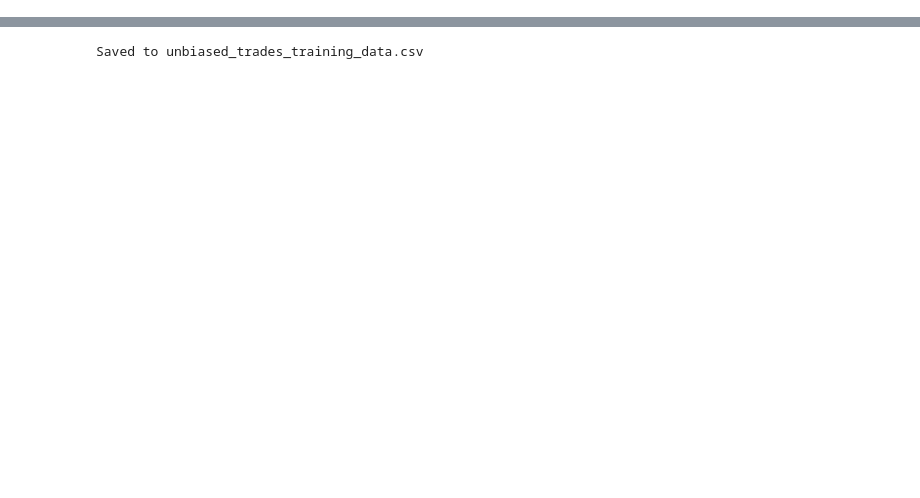
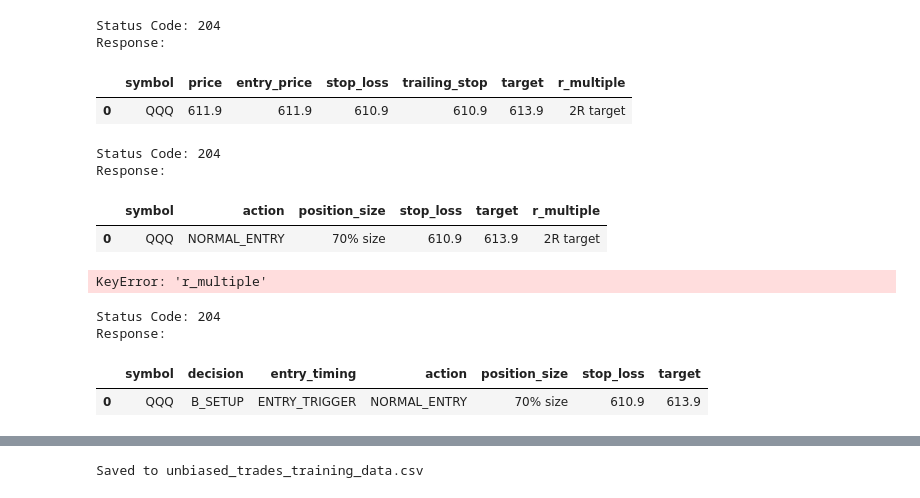
Before and after one commit to JORDANSPECTER/unbiased-trades-313-site, a Jupyter notebook: UnBiased_Trades_AI_Analyzer_v1.ipynb, the cells around one changed output, grey strips where cells are left out. Cells and saved outputs as stored; diff of their text form; code cells hidden in the pictures; blank space fills up the shorter version.

```diff
--- a/UnBiased_Trades_AI_Analyzer_v1.ipynb
+++ b/UnBiased_Trades_AI_Analyzer_v1.ipynb
@@ -2,0 +2071,15 @@
+# %%
+from datetime import datetime
+import pytz
+
+def get_est_now():
+    est = pytz.timezone("US/Eastern")
+    return datetime.now(est)
+
+def is_trading_time():
+    now = get_est_now()
+
+    start = now.replace(hour=9, minute=0, second=0, microsecond=0)
+    end = now.replace(hour=20, minute=0, second=0, microsecond=0)
+
+    return start <= now <= end
@@ -2,0 +2394,18 @@
+# %%
+send_live_entry_alert(live_result)
+# %% [output]
+Status Code: 204
+Response:
+# %%
+live_result[[
+    "symbol",
+    "price",
+    "entry_price",
+    "stop_loss",
+    "trailing_stop",
+    "target",
+    "r_multiple"
+]]
+# %% [output]
+|  | symbol | price | entry_price | stop_loss | trailing_stop | target | r_multiple |
+| 0 | QQQ | 611.9 | 611.9 | 610.9 | 610.9 | 613.9 | 2R target |
@@ -2,0 +2442,19 @@
+# %%
+send_live_entry_alert(live_result)
+# %% [output]
+Status Code: 204
+Response:
+# %%
+live_result = run_live_entry_check(live_entry)
+
+live_result[[
+    "symbol",
+    "action",
+    "position_size",
+    "stop_loss",
+    "target",
+    "r_multiple"
+]]
+# %% [output]
+|  | symbol | action | position_size | stop_loss | target | r_multiple |
+| 0 | QQQ | NORMAL_ENTRY | 70% size | 610.9 | 613.9 | 2R target |
@@ -2,0 +2493,9 @@
+# %%
+send_live_entry_alert(live_result)
+# %% [output]
+KeyError: 'r_multiple'
+# %%
+send_live_entry_alert(live_result)
+# %% [output]
+Status Code: 204
+Response:
@@ -2,0 +2523,15 @@
+# %%
+live_result = run_live_entry_check(live_entry)
+
+live_result[[
+    "symbol",
+    "decision",
+    "entry_timing",
+    "action",
+    "position_size",
+    "stop_loss",
+    "target"
+]]
+# %% [output]
+|  | symbol | decision | entry_timing | action | position_size | stop_loss | target |
+| 0 | QQQ | B_SETUP | ENTRY_TRIGGER | NORMAL_ENTRY | 70% size | 610.9 | 613.9 |
```
Also changed, not shown: parts of 203 cells of this notebook.
